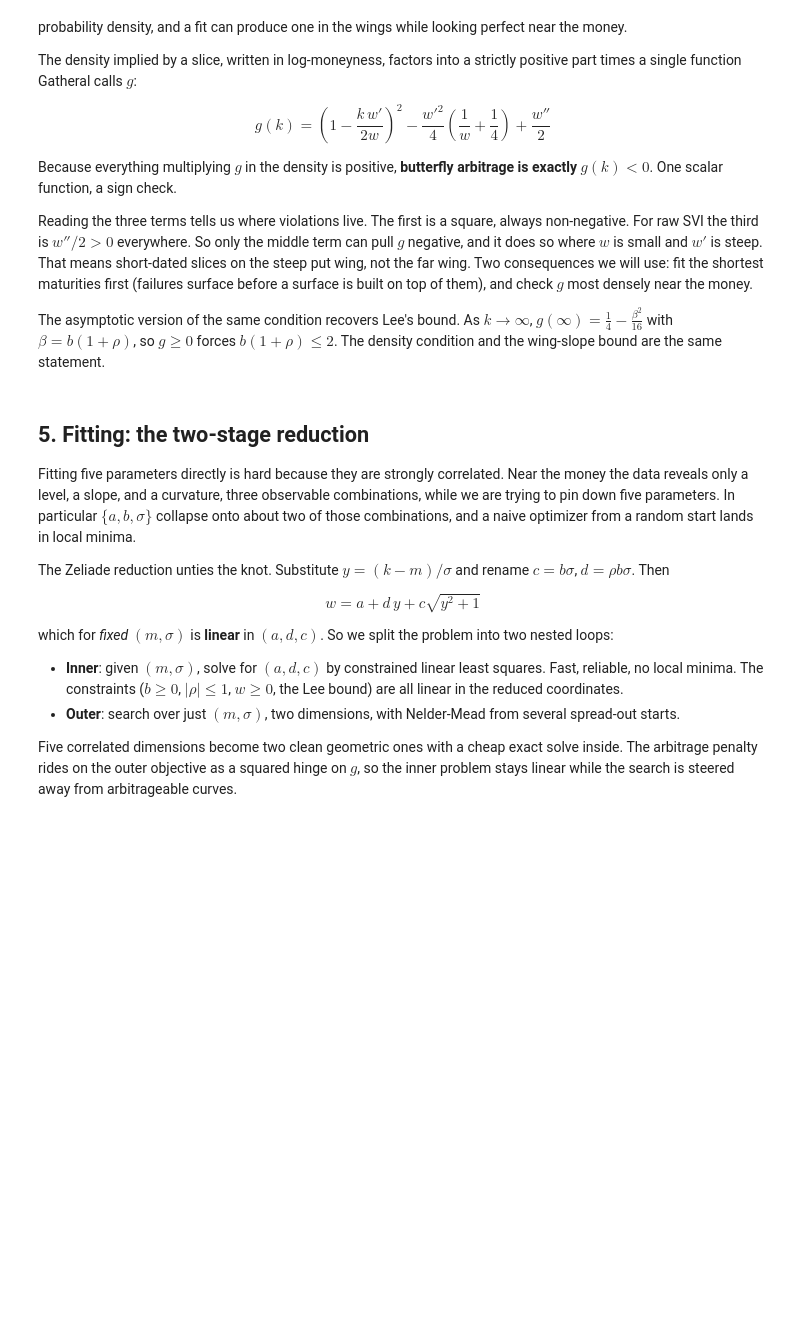
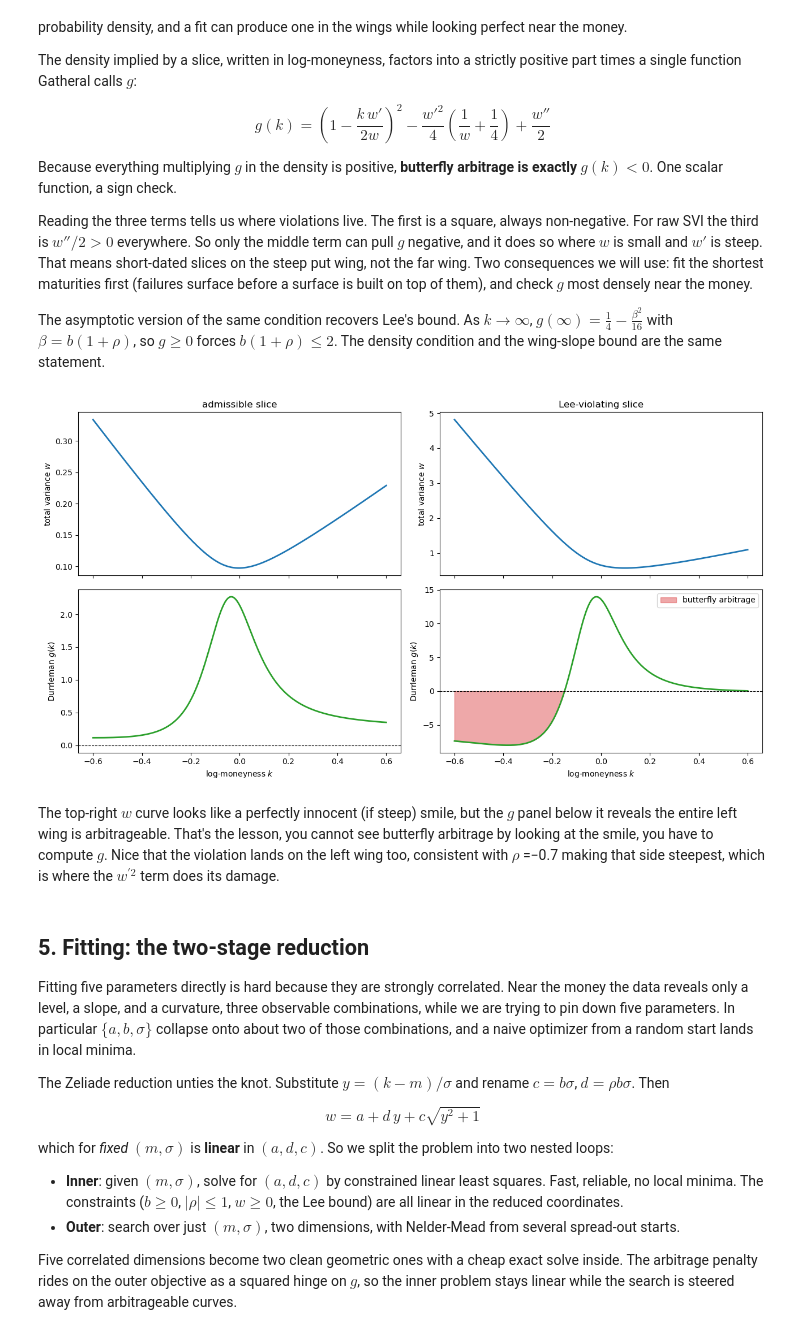
Before and after one commit to Kunvuthi/quant-project, a Jupyter notebook: notebooks/10_svi_fit.ipynb, the cells around one changed output. Cells and saved outputs as stored; diff of their text form; code cells hidden in the pictures; blank space fills up the shorter version.

```diff
--- a/notebooks/10_svi_fit.ipynb
+++ b/notebooks/10_svi_fit.ipynb
@@ -150,16 +204,36 @@ $\beta = b(1+\rho)$, so $g \ge 0$ forces $b(1+\rho) \le 2$. The density
 condition and the wing-slope bound are the same statement.
 # %%
 # Make the arbitrage check visual: a clean slice vs a broken one.
-#
-# Left: TRUE slice. Plot w(k) on top, g(k) below, shade g < 0 regions.
-#       g should be positive everywhere -> no shading.
-# Right: a slice that violates Lee, e.g. SVIParams(a=0.04, b=5.0, rho=-0.7,
-#        m=-0.05, sigma=0.15). Confirm b*(1+|rho|) > 2. Plot w and g.
-#        g should dip below zero in a wing -> shaded region.
-#
-# durrleman_g is already imported. Two-row subplot per slice, or a 2x2 grid.
-# The teaching point: the checker fires on the illegal slice and not the legal
-# one. A checker that never fires is not a checker.
+BROKEN = SVIParams(a=0.04, b=5.0, rho=-0.7, m=-0.05, sigma=0.15)
+assert BROKEN.b * (1 + abs(BROKEN.rho)) > 2.0  # confirm it violates Lee
+
+k_dense = np.linspace(-0.6, 0.6, 400)
+
+fig, axes = plt.subplots(2, 2, figsize=(13, 7), sharex=True)
+
+for col, (name, p) in enumerate([("admissible slice", TRUE), ("Lee-violating slice", BROKEN)]):
+    w = svi_raw(k_dense, p)
+    g = durrleman_g(k_dense, p)
+
+    axes[0, col].plot(k_dense, w, color="tab:blue", lw=2)
+    axes[0, col].set_title(name)
+    axes[0, col].set_ylabel("total variance $w$")
+
+    axes[1, col].plot(k_dense, g, color="tab:green", lw=2)
+    axes[1, col].axhline(0.0, color="black", lw=0.8, ls="--")
+    axes[1, col].fill_between(k_dense, g, 0.0, where=(g < 0.0),
+                             color="tab:red", alpha=0.4, label="butterfly arbitrage")
+    axes[1, col].set_ylabel("Durrleman $g(k)$")
+    axes[1, col].set_xlabel("log-moneyness $k$")
+    if np.any(g < 0.0):
+        axes[1, col].legend()
+
+plt.tight_layout()
+plt.show()
+# %% [output]
+[figure, added]
+# %% [markdown]
+The top-right $w$ curve looks like a perfectly innocent (if steep) smile, but the $g$ panel below it reveals the entire left wing is arbitrageable. That's the lesson, you cannot see butterfly arbitrage by looking at the smile, you have to compute $g$. Nice that the violation lands on the left wing too, consistent with $ρ$ =−0.7 making that side steepest, which is where the $w^{′2}$ term does its damage.
 # %% [markdown]
 ## 5. Fitting: the two-stage reduction
 
```
Also changed, not shown: parts of 17 cells of this notebook.
